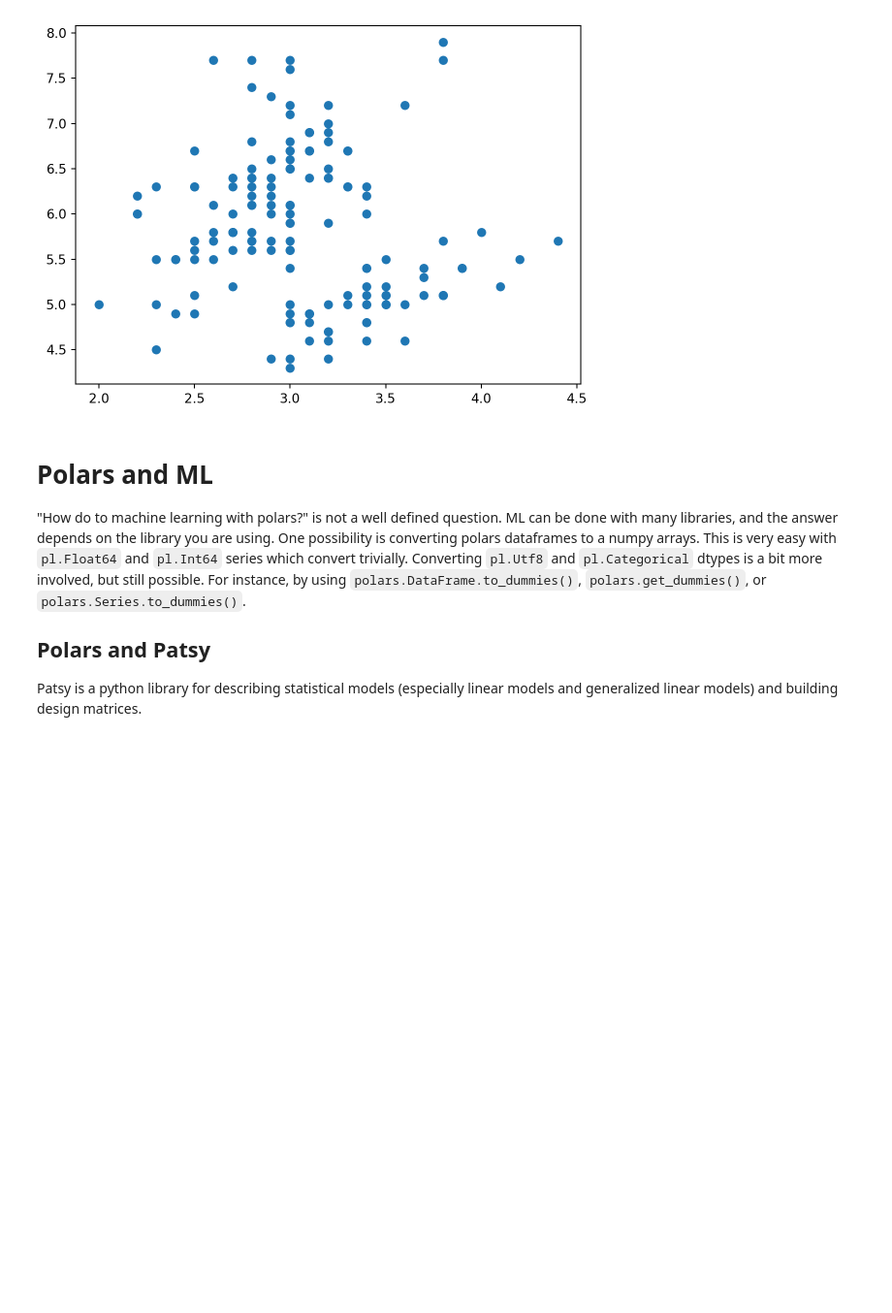
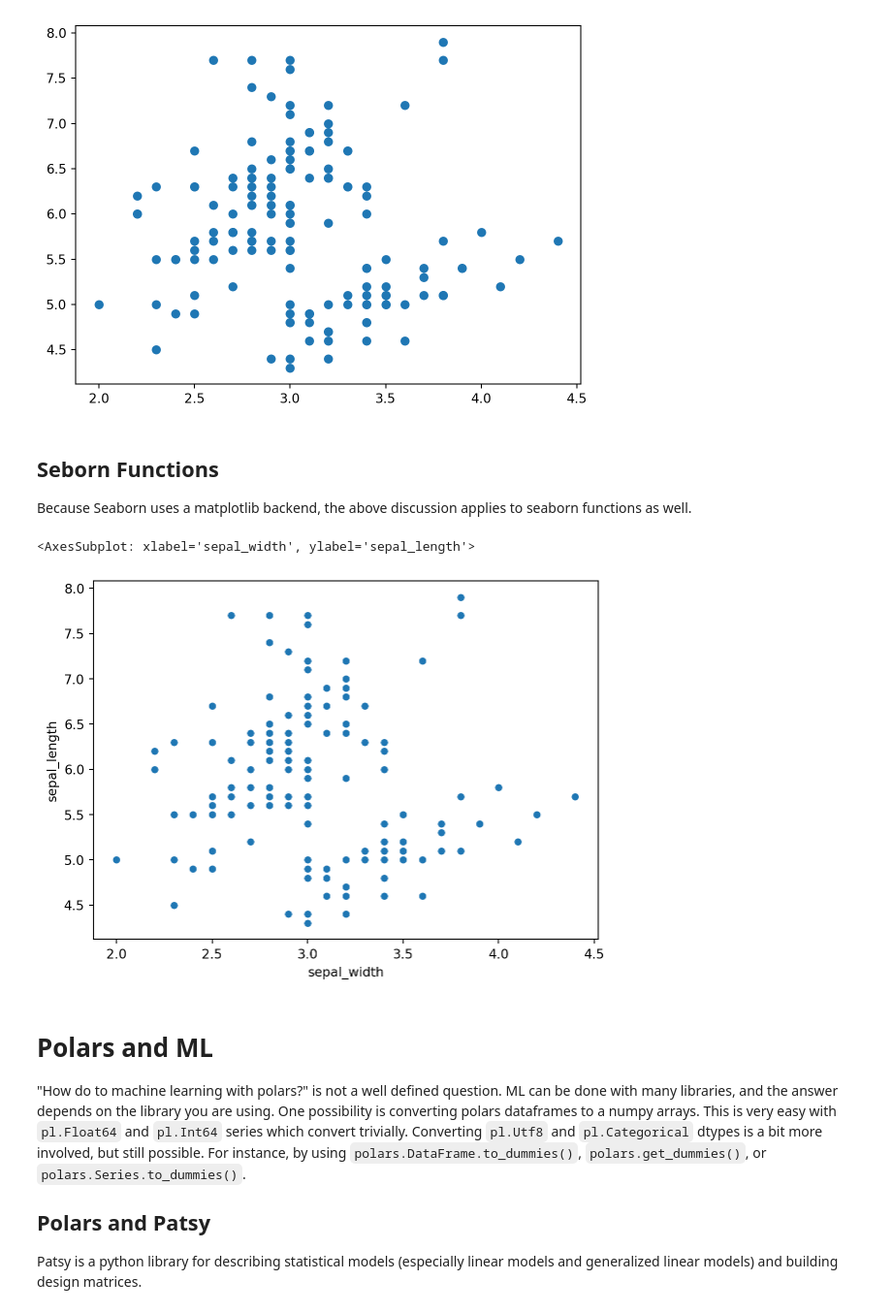
Before and after one commit to johnros/polars_demo, a Jupyter notebook: polars_to_preview.ipynb, the cells around one changed output. Shown: that part at 97% size. Saved outputs shown, nothing was run; the diff lists cells and outputs as text; code cells hidden in the pictures; blank space fills up the shorter version.

```diff
--- a/polars_to_preview.ipynb
+++ b/polars_to_preview.ipynb
@@ -3471,6 +3533,19 @@ ax.scatter(
 # %% [output]
 <matplotlib.collections.PathCollection at 0x...>
 [figure]
+# %% [markdown]
+## Seborn Functions
+
+Because Seaborn uses a matplotlib backend, the above discussion applies to seaborn functions as well.
+# %%
+import seaborn as sns
+sns.scatterplot(
+    data=iris,
+    x="sepal_width",
+    y="sepal_length")
+# %% [output]
+<AxesSubplot: xlabel='sepal_width', ylabel='sepal_length'>
+[figure, added]
 # %% [markdown]
 # Polars and ML
 
```
Also changed, not shown: parts of 68 cells of this notebook, 1 other file.
